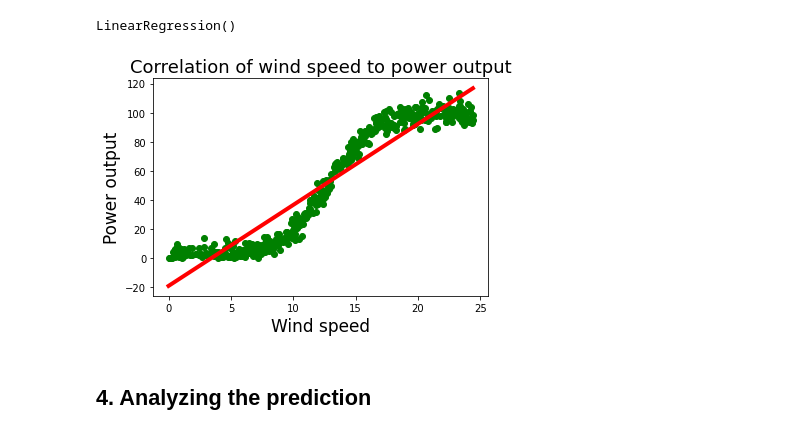
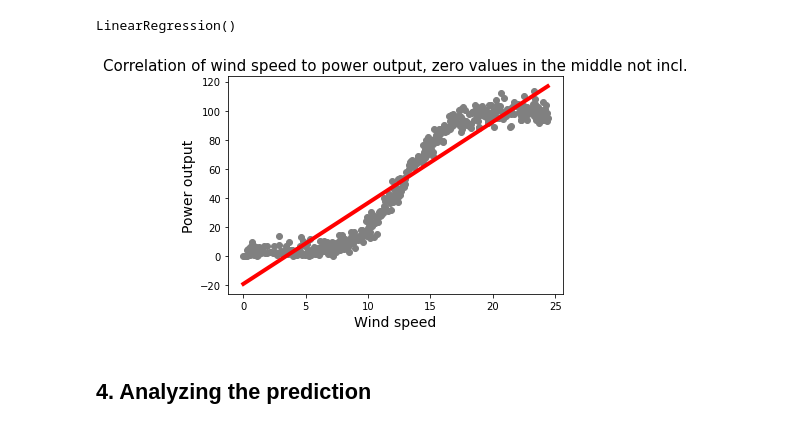
Before and after one commit to dmitrijsg123/Fundamentals_of_Data_Analysis_Project, a Jupyter notebook: Powerproduction.ipynb, the cells around one changed output. Saved outputs shown, nothing was run; the diff lists cells and outputs as text; code cells hidden in the pictures.

```diff
--- a/Powerproduction.ipynb
+++ b/Powerproduction.ipynb
@@ -267,13 +267,13 @@ reg.fit(new_df[["speed"]],new_df.power)
 # %% [output]
 LinearRegression()
 # %%
-plt.title("Correlation of wind speed to power output",fontsize=18)   # Title of the plot
-plt.xlabel("Wind speed",fontsize=17)   # independent variable - Wind speed
-plt.ylabel("Power output",fontsize=17)  # dependent variable - Power output
-plt.scatter(new_df.speed,new_df.power, color="green");
+plt.title("Correlation of wind speed to power output, zero values in the middle not incl.",fontsize=15)   # Title of the plot
+plt.xlabel("Wind speed",fontsize=14)   # independent variable - Wind speed
+plt.ylabel("Power output",fontsize=14)  # dependent variable - Power output
+plt.scatter(new_df.speed,new_df.power, color="grey");
 plt.plot(new_df.speed,reg.predict(new_df[["speed"]]),color="red",linewidth=4);
 # %% [output]
-[figure, old version]
+[figure, new version]
 # %% [markdown]
 ## 4. Analyzing the prediction
 # %% [markdown]
```
Also changed, not shown: parts of 56 cells of this notebook.
